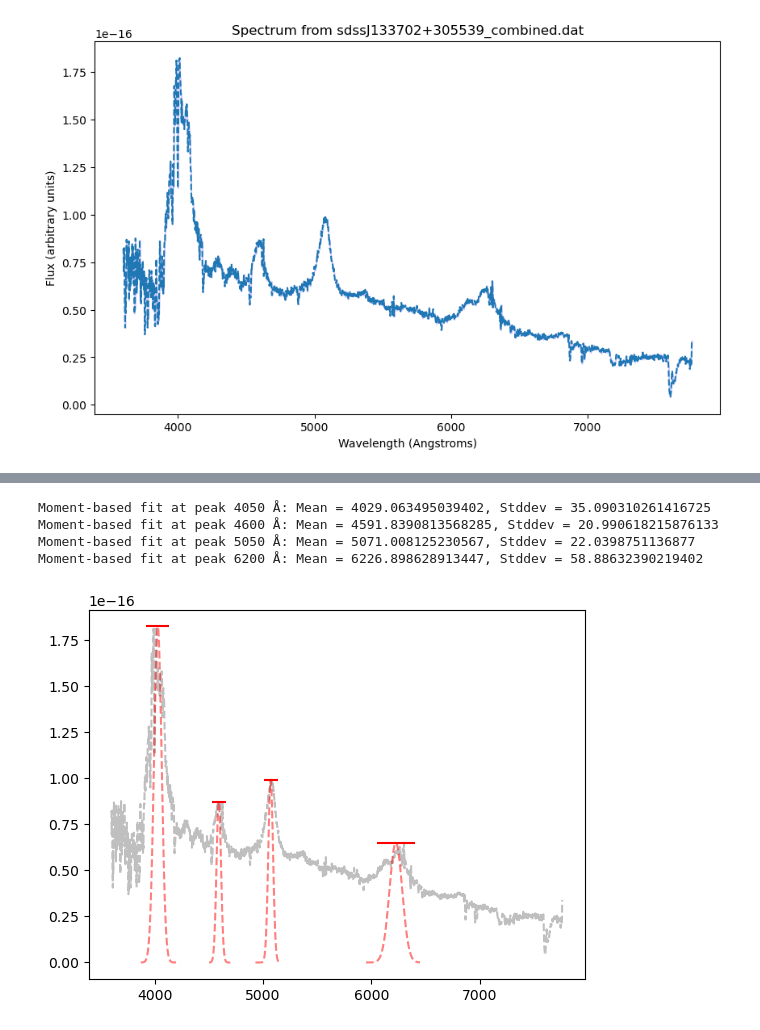
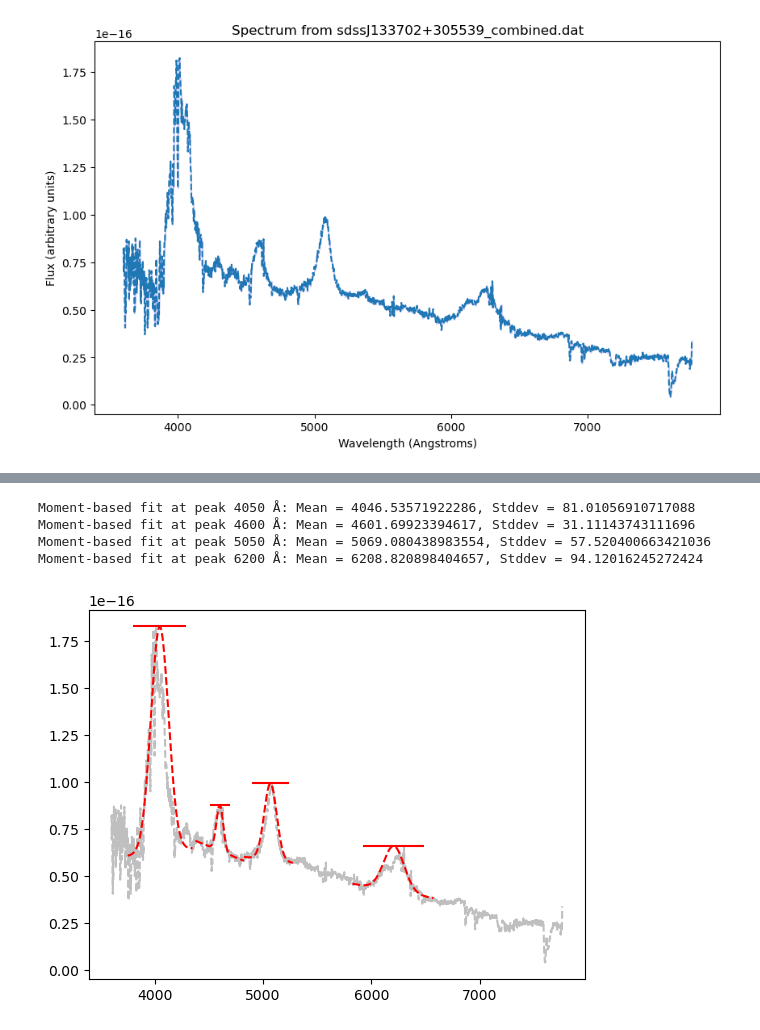
Before and after one commit to JakobSchauser/PhD, a Jupyter notebook: teaching/DatF2025/Assignment1/mysolution.ipynb, the cells around one changed output, grey strips where cells are left out. Drawn from its saved outputs; the diff is of its cells as text; code cells hidden in the pictures.

```diff
--- a/teaching/DatF2025/Assignment1/mysolution.ipynb
+++ b/teaching/DatF2025/Assignment1/mysolution.ipynb
@@ -16,11 +17,13 @@ Text(0.5, 1.0, 'Spectrum from sdssJ133702+305539_combined.dat')
 [figure]
 # %%
 fitpeaks = [4050, 4600, 5050, 6200]
-fit_widths = [180, 100, 120, 250]
+fit_widths = [200, 150, 150, 250]
+fit_widths = np.array(fit_widths)*1.5
 
 def gaussian_on_linear_bg(x, amp, cen, wid, slope, intercept):
     return amp * np.exp(-(x-cen)**2 / (2*wid**2)) + slope*x + intercept
 
+plt.figure(figsize=(10,6))
 from scipy.optimize import curve_fit
 plt.plot(data[:,0], data[:,1], '--', label='Data', alpha=0.5, c ='gray')
 for peak, width in zip(fitpeaks, fit_widths):
@@ -36,9 +39,10 @@ for peak, width in zip(fitpeaks, fit_widths):
     fitwidth = popt[2]
     plt.plot(xdata, gaussian_on_linear_bg(xdata, *popt), label=f'Fit at {int(fitpeak)} Å. Width {fitwidth:.4} $\\pm$ {np.sqrt(pcov[2,2]):.4} Å')
 
-plt.xlabel("Wavelength (Angstroms)")
+plt.xlabel("Wavelength [Ångstroms]")
 plt.ylabel("Flux (arbitrary units)")
 plt.title("Gaussian Fits to Spectral Lines")
-plt.legend()
+# plt.legend()
+sns.despine()
 plt.show()
 # %% [output]
@@ -46,38 +50,41 @@ plt.show()
 # %%
 # usign moments
 def moment_based_gaussian(x, y):
     """Estimate Gaussian parameters using moments."""
     total = np.sum(y)
     mean = np.sum(x * y) / total
     variance = np.sum(y * (x - mean)**2) / total
     return mean, np.sqrt(variance)
 
 plt.plot(data[:,0], data[:,1], '--', label='Data', alpha=0.5, c ='gray')
 
 for peak, width in zip(fitpeaks, fit_widths):
     mask = (data[:,0] > peak - width) & (data[:,0] < peak + width)
     xdata = data[mask, 0]
     ydata = data[mask, 1]
 
-    # subtract linear background
-    slope, intercept = np.polyfit(xdata, ydata, 1)
+    # FFind linear background from edges of the window
+    left_edge = ydata[0]
+    right_edge = ydata[-1]
+    slope = (right_edge - left_edge) / (xdata[-1] - xdata[0])
+    intercept = left_edge - slope * xdata[0]
+
     ydata_bgsub = ydata - (slope * xdata + intercept)
-    ydata_bgsub[ydata_bgsub < 0] = 0  # avoid negative values
 
     mean, stddev = moment_based_gaussian(xdata, ydata_bgsub)
     print(f"Moment-based fit at peak {peak} Å: Mean = {mean}, Stddev = {stddev}")
 
     # plot horizontal line at amplitude
-    amplitude = np.max(ydata)
-    plt.hlines(amplitude, mean - 3*stddev, mean + 3*stddev, colors='r',
+    amplitude = np.max(ydata_bgsub)
+    plt.hlines(amplitude+ (slope * mean + intercept), mean - 3*stddev, mean + 3*stddev, colors='r',
                label=f'Moment Fit at {int(mean)} Å. Width {stddev:.4} Å')
 
-    # also plot the Gaussian for visualization
-    gaussian_fit = amplitude * np.exp(-(xdata - mean)**2 / (2*stddev**2))
-    plt.plot(xdata, gaussian_fit, 'r--', alpha=0.5)
+    # also plot the Gaussian for visualization , taking the bg into account
+    gaussian_fit = amplitude * np.exp(-(xdata - mean)**2 / (2*stddev**2)) + slope * xdata + intercept
+    plt.plot(xdata, gaussian_fit, 'r--')
 # %% [output]
-Moment-based fit at peak 4050 Å: Mean = 4029.063495039402, Stddev = 35.090310261416725
-Moment-based fit at peak 4600 Å: Mean = 4591.8390813568285, Stddev = 20.990618215876133
-Moment-based fit at peak 5050 Å: Mean = 5071.008125230567, Stddev = 22.0398751136877
-Moment-based fit at peak 6200 Å: Mean = 6226.898628913447, Stddev = 58.88632390219402
+Moment-based fit at peak 4050 Å: Mean = 4046.53571922286, Stddev = 81.01056910717088
+Moment-based fit at peak 4600 Å: Mean = 4601.69923394617, Stddev = 31.11143743111696
+Moment-based fit at peak 5050 Å: Mean = 5069.080438983554, Stddev = 57.520400663421036
+Moment-based fit at peak 6200 Å: Mean = 6208.820898404657, Stddev = 94.12016245272424
-[figure, old version]
+[figure, new version]
```
Also changed, not shown: parts of 2 cells of this notebook, 3 other files.
